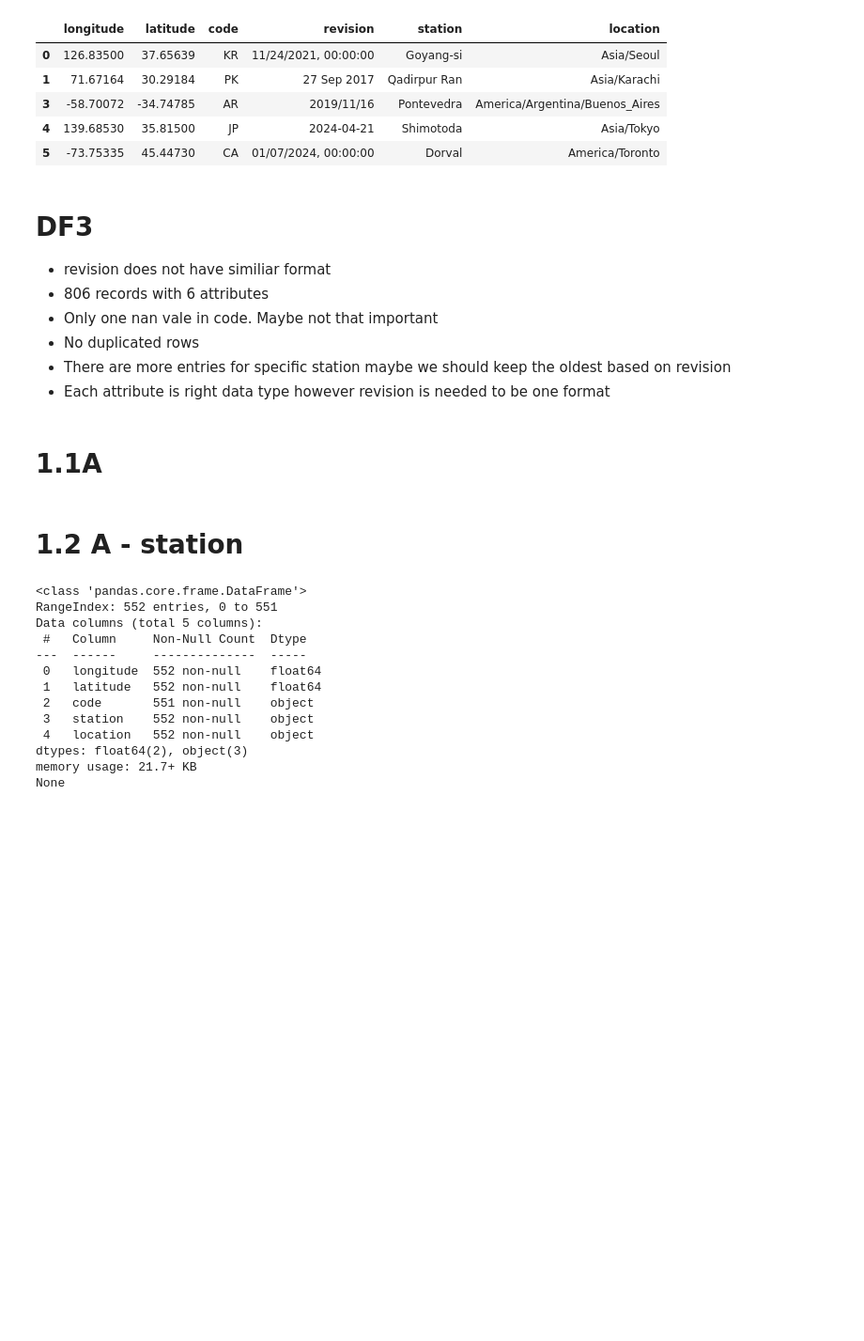
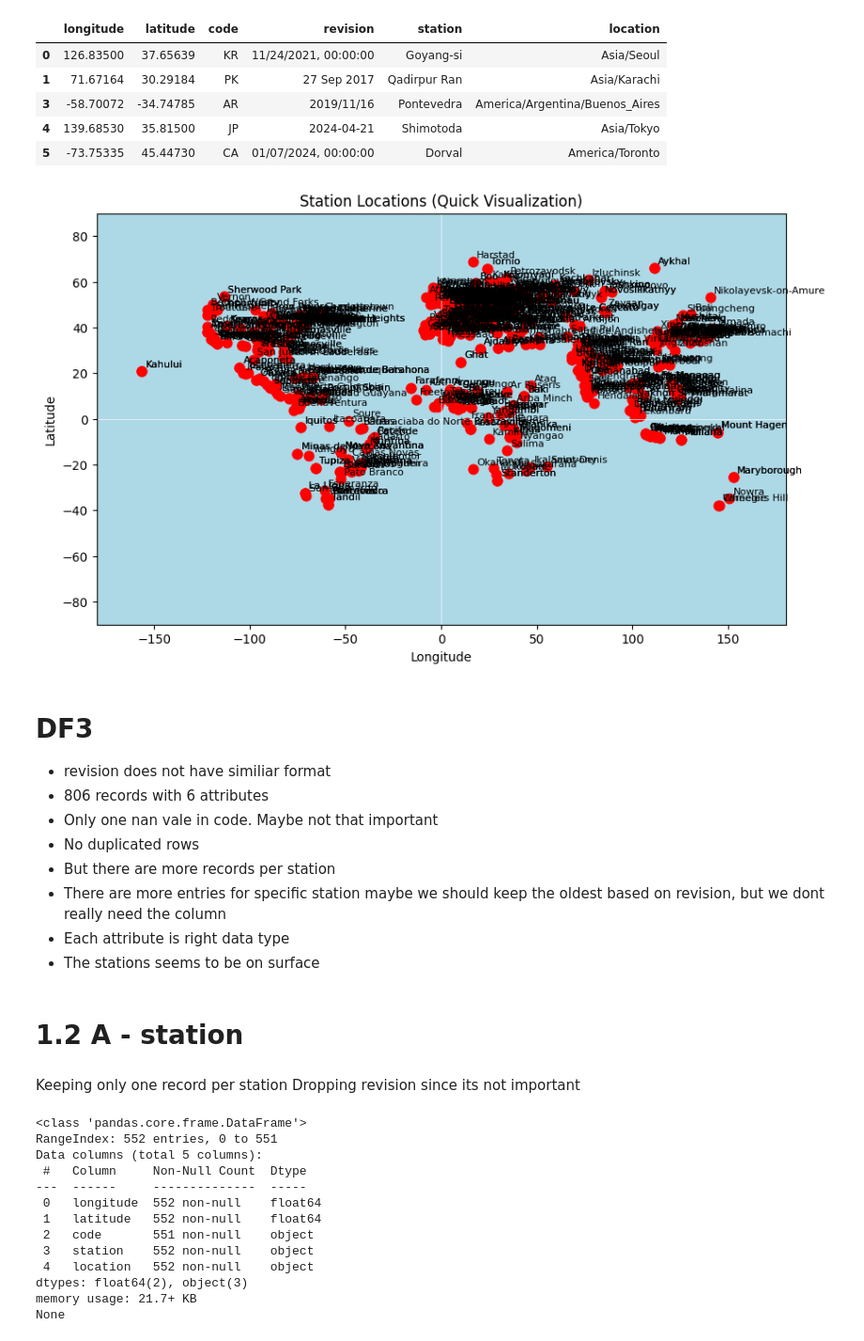
Before and after one commit to Michzru/Critical-oxygen-saturation-estimation, a Jupyter notebook: phase_1.ipynb, the cells around one changed output. Shown at 94% size. Cells and saved outputs as stored; diff of their text form; code cells hidden in the pictures; blank space fills up the shorter version.

```diff
--- a/phase_1.ipynb
+++ b/phase_1.ipynb
@@ -470,18 +470,52 @@ Number of repeated coordinates: 454
 | 3 | -58.70072 | -34.74785 | AR | 2019/11/16 | Pontevedra | America/Argentina/Buenos_Aires |
 | 4 | 139.68530 | 35.81500 | JP | 2024-04-21 | Shimotoda | Asia/Tokyo |
 | 5 | -73.75335 | 45.44730 | CA | 01/07/2024, 00:00:00 | Dorval | America/Toronto |
+# %%
+import pandas as pd
+import matplotlib.pyplot as plt
+
+# --- Your station data ---
+data = df3
+df = pd.DataFrame(data)
+
+# --- Plot setup ---
+fig, ax = plt.subplots(figsize=(10, 6))
+
+# Draw a simple world map (coastlines only)
+ax.set_facecolor("lightblue")
+ax.set_xlim(-180, 180)
+ax.set_ylim(-90, 90)
+plt.axhline(0, color="white", lw=0.5)
+plt.axvline(0, color="white", lw=0.5)
+
+# Scatter station points
+plt.scatter(df["longitude"], df["latitude"], color="red", s=60)
+
+# Add labels
+for _, row in df.iterrows():
+    plt.text(row["longitude"] + 2, row["latitude"] + 2, row["station"], fontsize=8)
+
+plt.title("Station Locations (Quick Visualization)")
+plt.xlabel("Longitude")
+plt.ylabel("Latitude")
+plt.show()
+# %% [output]
+[figure, added]
 # %% [markdown]
 # DF3
 - revision does not have similiar format
 - 806 records with 6 attributes
 - Only one nan vale in code. Maybe not that important
 - No duplicated rows
-- There are more entries for specific station maybe we should keep the oldest based on revision
-- Each attribute is right data type however revision is needed to be one format
+- But there are more records per station
+- There are more entries for specific station maybe we should keep the oldest based on revision, but we dont really need the column
+- Each attribute is right data type
+- The stations seems to be on surface
-# %% [markdown]
-# 1.1A
 # %% [markdown]
 # 1.2 A - station
+# %% [markdown]
+Keeping only one record per station
+Dropping revision since its not important
 # %%
 # Keep only one row per station coordinates (longitude + latitude)
 dff3 = df3.drop_duplicates(subset=['station', 'longitude', 'latitude', 'location'], keep='first')
```
Also changed, not shown: parts of 59 cells of this notebook, 1 other file.
